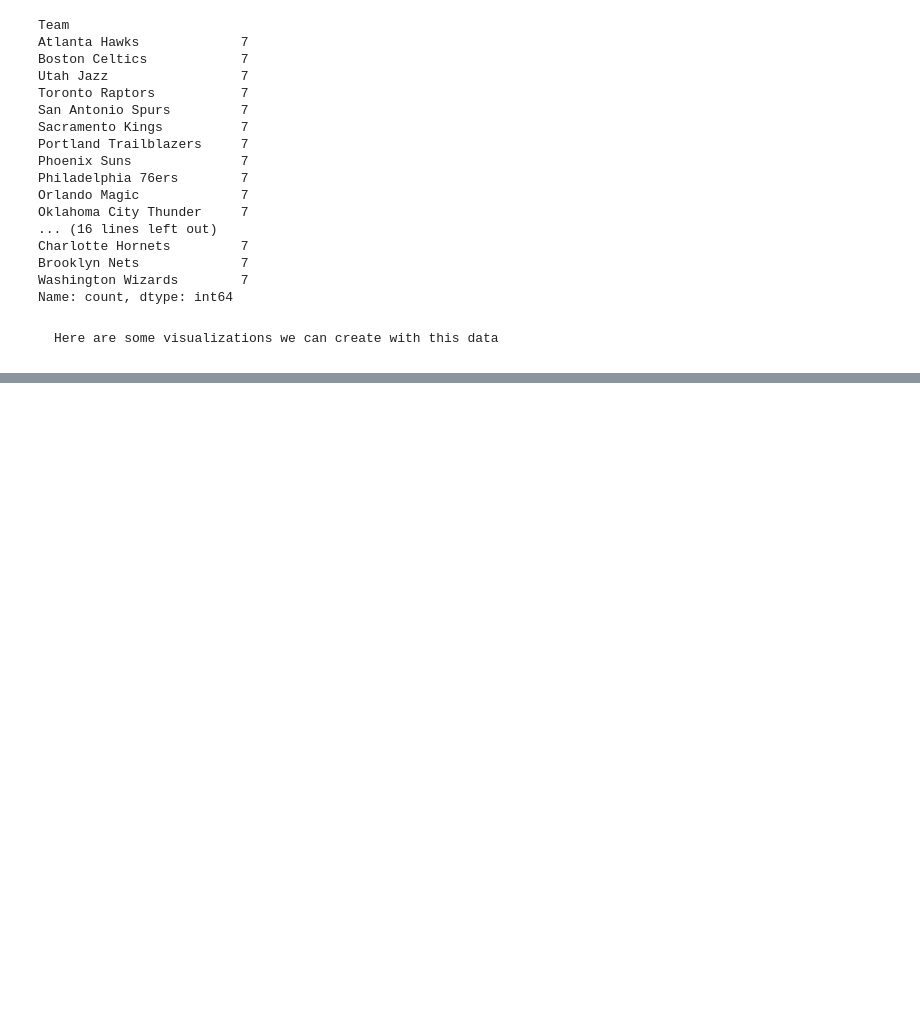
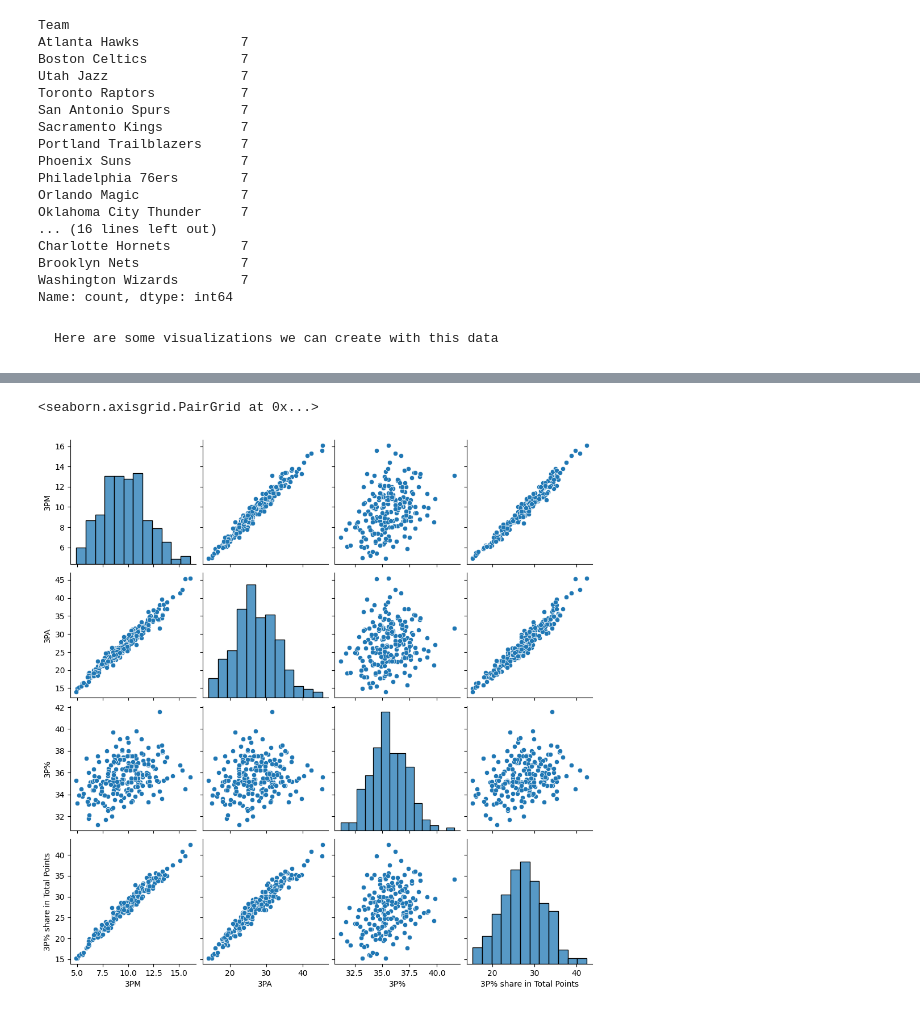
Before and after one commit to bzemedku98/INST447-Group-7---NBA-3-Point-Shooting, a Jupyter notebook: 3P Shots.ipynb, the cells around one changed output, grey strips where cells are left out. Cells and saved outputs as stored; diff of their text form; code cells hidden in the pictures; blank space fills up the shorter version.

```diff
--- a/3P Shots.ipynb
+++ b/3P Shots.ipynb
@@ -259,0 +291,6 @@ Name: count, dtype: int64
+# %%
+import seaborn as sns
+sns.pairplot(fixed_merge)
+# %% [output]
+<seaborn.axisgrid.PairGrid at 0x...>
+[figure, added]
```
Also changed, not shown: parts of 3 cells of this notebook.
